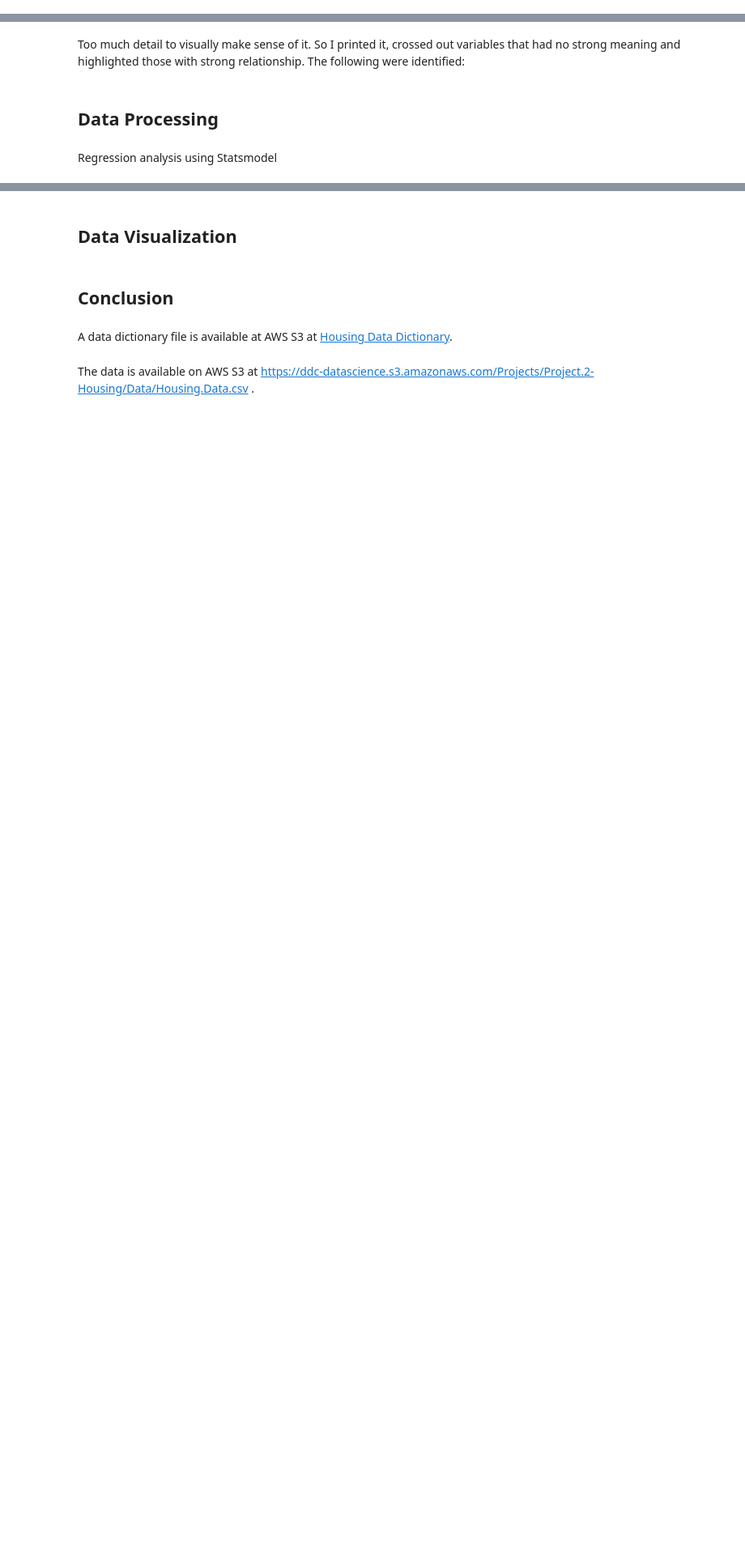
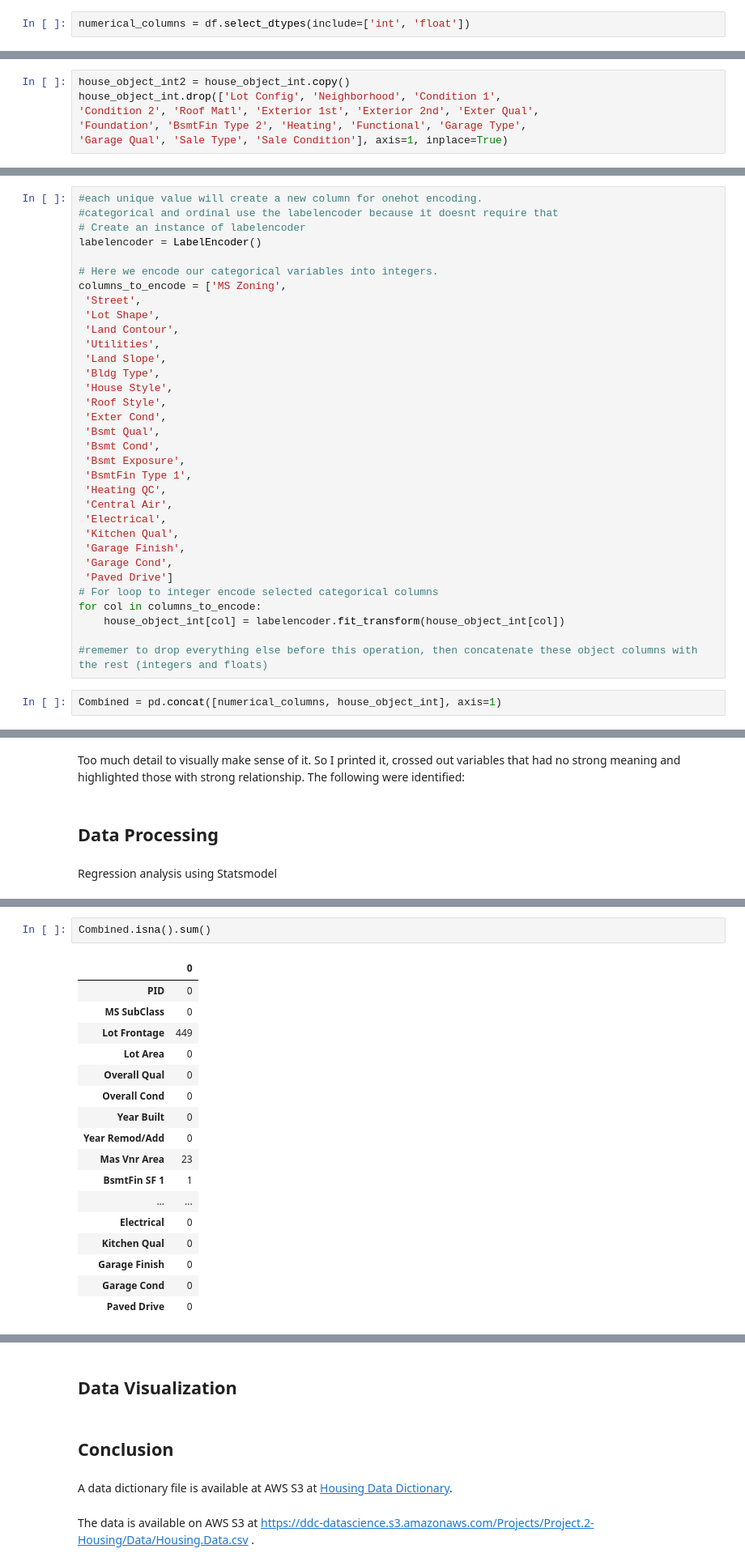
Before and after one commit to etmcrae/DDDS-Cohort-16-Projects, a Jupyter notebook: Housing_Description_for_Students.ipynb, the cells around one changed output, grey strips where cells are left out. Shown at 81% size. Drawn from its saved outputs; the diff is of its cells as text; blank space fills up the shorter version.

```diff
--- a/Housing_Description_for_Students.ipynb
+++ b/Housing_Description_for_Students.ipynb
@@ -161,0 +174,2 @@ dtype: int64
+# %%
+numerical_columns = df.select_dtypes(include=['int', 'float'])
@@ -252,0 +203,6 @@ dtype: int64
+# %%
+house_object_int2 = house_object_int.copy()
+house_object_int.drop(['Lot Config', 'Neighborhood', 'Condition 1',
+'Condition 2', 'Roof Matl', 'Exterior 1st', 'Exterior 2nd', 'Exter Qual',
+'Foundation', 'BsmtFin Type 2', 'Heating', 'Functional', 'Garage Type',
+'Garage Qual', 'Sale Type', 'Sale Condition'], axis=1, inplace=True)
@@ -252,0 +213,35 @@ dtype: int64
+# %%
+#each unique value will create a new column for onehot encoding.
+#categorical and ordinal use the labelencoder because it doesnt require that
+# Create an instance of labelencoder
+labelencoder = LabelEncoder()
+
+# Here we encode our categorical variables into integers.
+columns_to_encode = ['MS Zoning',
+ 'Street',
+ 'Lot Shape',
+ 'Land Contour',
+ 'Utilities',
+ 'Land Slope',
+ 'Bldg Type',
+ 'House Style',
+ 'Roof Style',
+ 'Exter Cond',
+ 'Bsmt Qual',
+ 'Bsmt Cond',
+ 'Bsmt Exposure',
+ 'BsmtFin Type 1',
+ 'Heating QC',
+ 'Central Air',
+ 'Electrical',
+ 'Kitchen Qual',
+ 'Garage Finish',
+ 'Garage Cond',
+ 'Paved Drive']
+# For loop to integer encode selected categorical columns
+for col in columns_to_encode:
+    house_object_int[col] = labelencoder.fit_transform(house_object_int[col])
+
+#rememer to drop everything else before this operation, then concatenate these object columns with the rest (integers and floats)
+# %%
+Combined = pd.concat([numerical_columns, house_object_int], axis=1)
@@ -317,0 +294,20 @@ X_train, X_test, y_train, y_test = train_test_split(X2, y, test_size = 0.2, rand
+# %%
+Combined.isna().sum()
+# %% [output]
+|  | 0 |
+| PID | 0 |
+| MS SubClass | 0 |
+| Lot Frontage | 449 |
+| Lot Area | 0 |
+| Overall Qual | 0 |
+| Overall Cond | 0 |
+| Year Built | 0 |
+| Year Remod/Add | 0 |
+| Mas Vnr Area | 23 |
+| BsmtFin SF 1 | 1 |
+| ... | ... |
+| Electrical | 0 |
+| Kitchen Qual | 0 |
+| Garage Finish | 0 |
+| Garage Cond | 0 |
+| Paved Drive | 0 |
```
Also changed, not shown: parts of 33 cells of this notebook.
